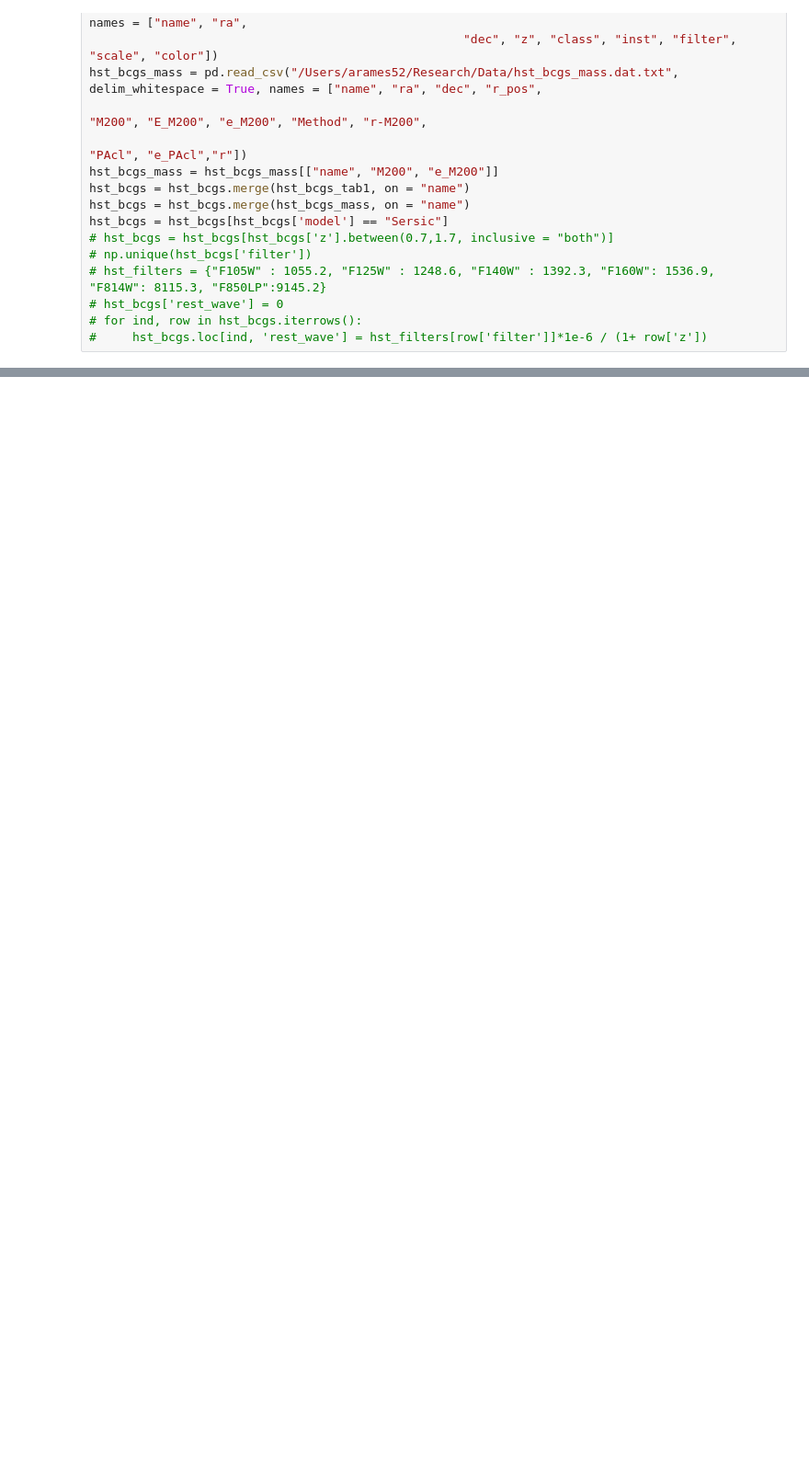
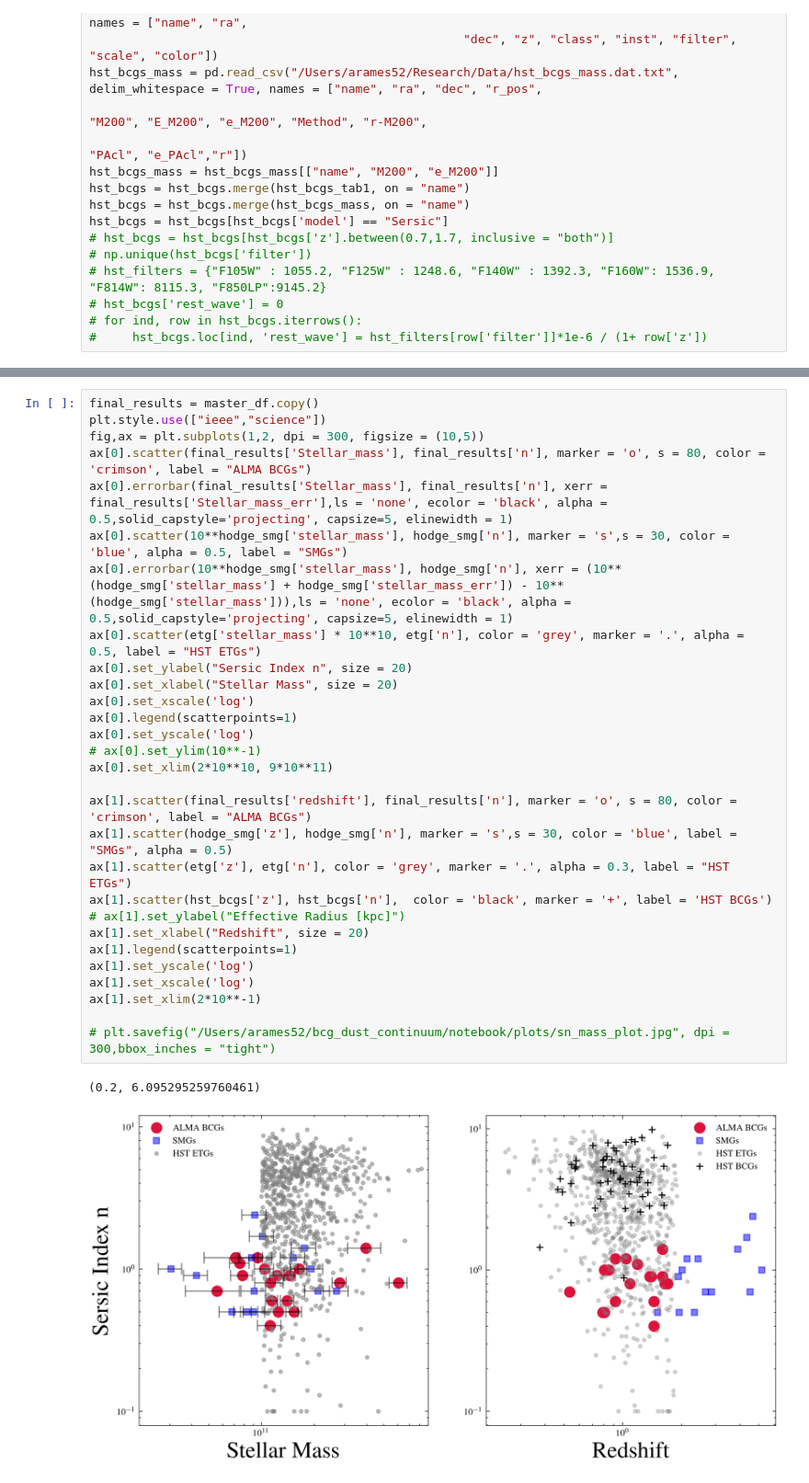
Before and after one commit to anjaliramesh-datascience/bcg_dust_continuum, a Jupyter notebook: notebook/workflow.ipynb, the cells around one changed output, grey strips where cells are left out. Shown at 92% size. Drawn from its saved outputs; the diff is of its cells as text; blank space fills up the shorter version.

```diff
--- a/notebook/workflow.ipynb
+++ b/notebook/workflow.ipynb
@@ -647,0 +700,32 @@ hst_bcgs = hst_bcgs[hst_bcgs['model'] == "Sersic"]
+# %%
+final_results = master_df.copy()
+plt.style.use(["ieee","science"])
+fig,ax = plt.subplots(1,2, dpi = 300, figsize = (10,5))
+ax[0].scatter(final_results['Stellar_mass'], final_results['n'], marker = 'o', s = 80, color = 'crimson', label = "ALMA BCGs")
+ax[0].errorbar(final_results['Stellar_mass'], final_results['n'], xerr = final_results['Stellar_mass_err'],ls = 'none', ecolor = 'black', alpha = 0.5,solid_capstyle='projecting', capsize=5, elinewidth = 1)
+ax[0].scatter(10**hodge_smg['stellar_mass'], hodge_smg['n'], marker = 's',s = 30, color = 'blue', alpha = 0.5, label = "SMGs")
+ax[0].errorbar(10**hodge_smg['stellar_mass'], hodge_smg['n'], xerr = (10**(hodge_smg['stellar_mass'] + hodge_smg['stellar_mass_err']) - 10**(hodge_smg['stellar_mass'])),ls = 'none', ecolor = 'black', alpha = 0.5,solid_capstyle='projecting', capsize=5, elinewidth = 1)
+ax[0].scatter(etg['stellar_mass'] * 10**10, etg['n'], color = 'grey', marker = '.', alpha = 0.5, label = "HST ETGs")
+ax[0].set_ylabel("Sersic Index n", size = 20)
+ax[0].set_xlabel("Stellar Mass", size = 20)
+ax[0].set_xscale('log')
+ax[0].legend(scatterpoints=1)
+ax[0].set_yscale('log')
+# ax[0].set_ylim(10**-1)
+ax[0].set_xlim(2*10**10, 9*10**11)
+
+ax[1].scatter(final_results['redshift'], final_results['n'], marker = 'o', s = 80, color = 'crimson', label = "ALMA BCGs")
+ax[1].scatter(hodge_smg['z'], hodge_smg['n'], marker = 's',s = 30, color = 'blue', label = "SMGs", alpha = 0.5)
+ax[1].scatter(etg['z'], etg['n'], color = 'grey', marker = '.', alpha = 0.3, label = "HST ETGs")
+ax[1].scatter(hst_bcgs['z'], hst_bcgs['n'],  color = 'black', marker = '+', label = 'HST BCGs')
+# ax[1].set_ylabel("Effective Radius [kpc]")
+ax[1].set_xlabel("Redshift", size = 20)
+ax[1].legend(scatterpoints=1)
+ax[1].set_yscale('log')
+ax[1].set_xscale('log')
+ax[1].set_xlim(2*10**-1)
+
+# plt.savefig("/Users/arames52/bcg_dust_continuum/notebook/plots/sn_mass_plot.jpg", dpi = 300,bbox_inches = "tight")
+# %% [output]
+(0.2, 6.095295259760461)
+[figure, added]
```
Also changed, not shown: parts of 5 cells of this notebook, 5 other files.
